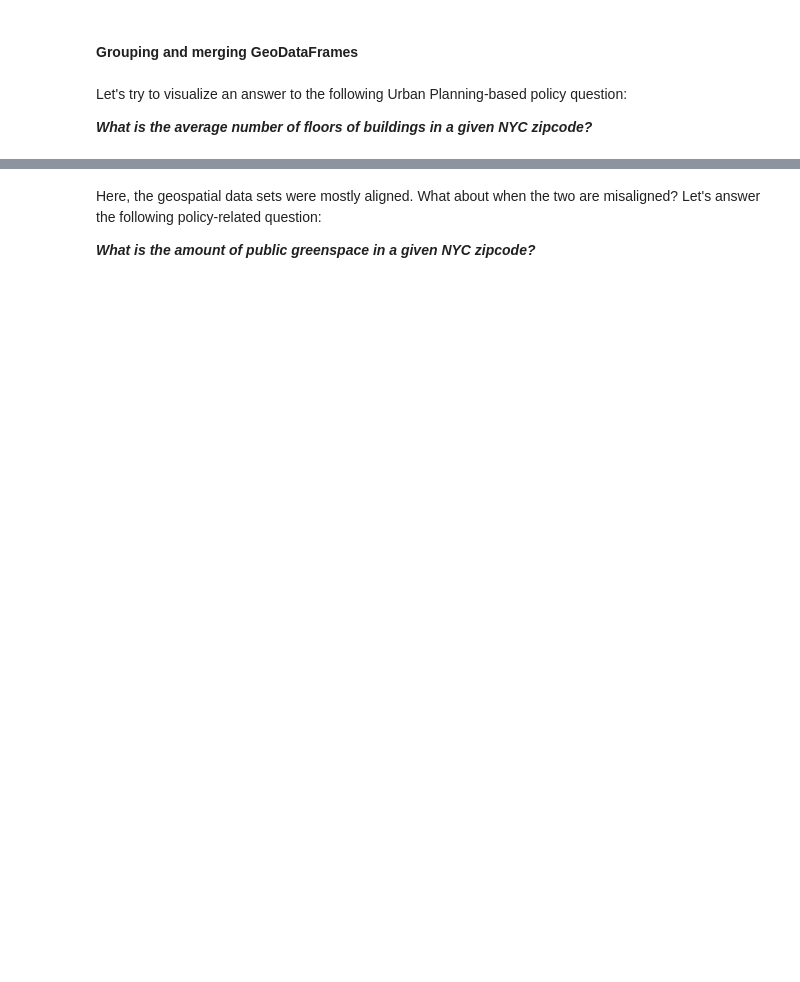
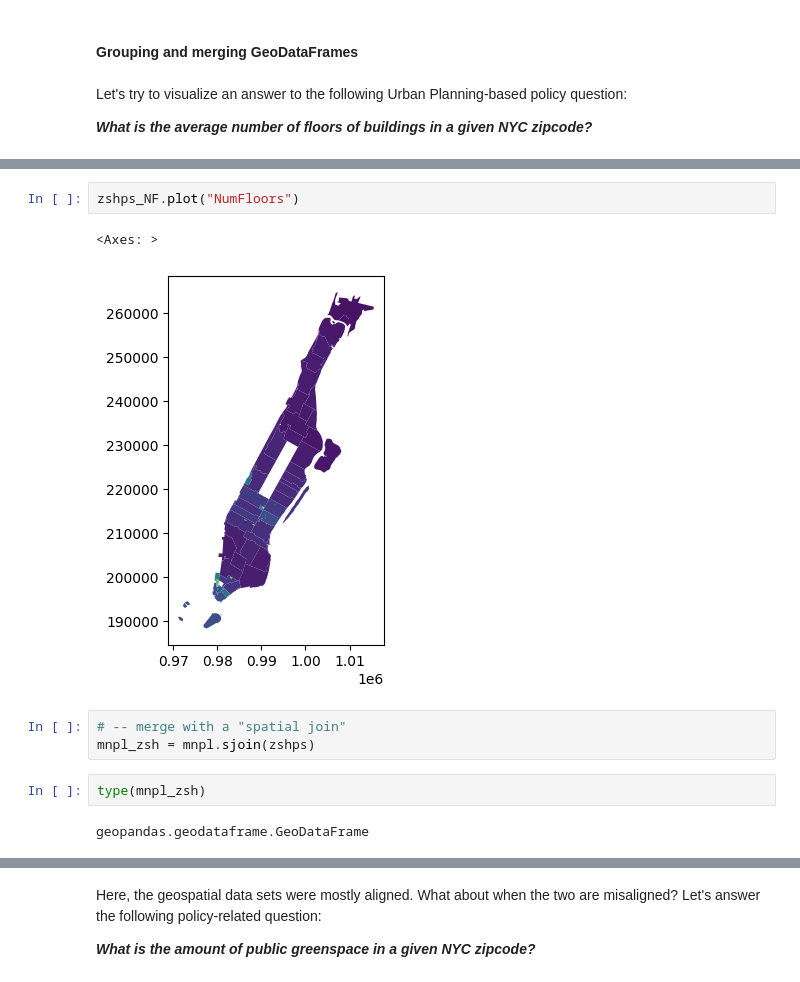
Before and after one commit to ReidelVichot/DSTEP23, a Jupyter notebook: week_9/dstep23_geospatial_intro_part3.ipynb, the cells around one changed output, grey strips where cells are left out. Cells and saved outputs as stored; diff of their text form; blank space fills up the shorter version.

```diff
--- a/week_9/dstep23_geospatial_intro_part3.ipynb
+++ b/week_9/dstep23_geospatial_intro_part3.ipynb
@@ -180,0 +340,12 @@ Let's try to visualize an answer to the following Urban Planning-based policy qu
+# %%
+zshps_NF.plot("NumFloors")
+# %% [output]
+<Axes: >
+[figure, added]
+# %%
+# -- merge with a "spatial join"
+mnpl_zsh = mnpl.sjoin(zshps)
+# %%
+type(mnpl_zsh)
+# %% [output]
+geopandas.geodataframe.GeoDataFrame
```
Also changed, not shown: parts of 28 cells of this notebook.
